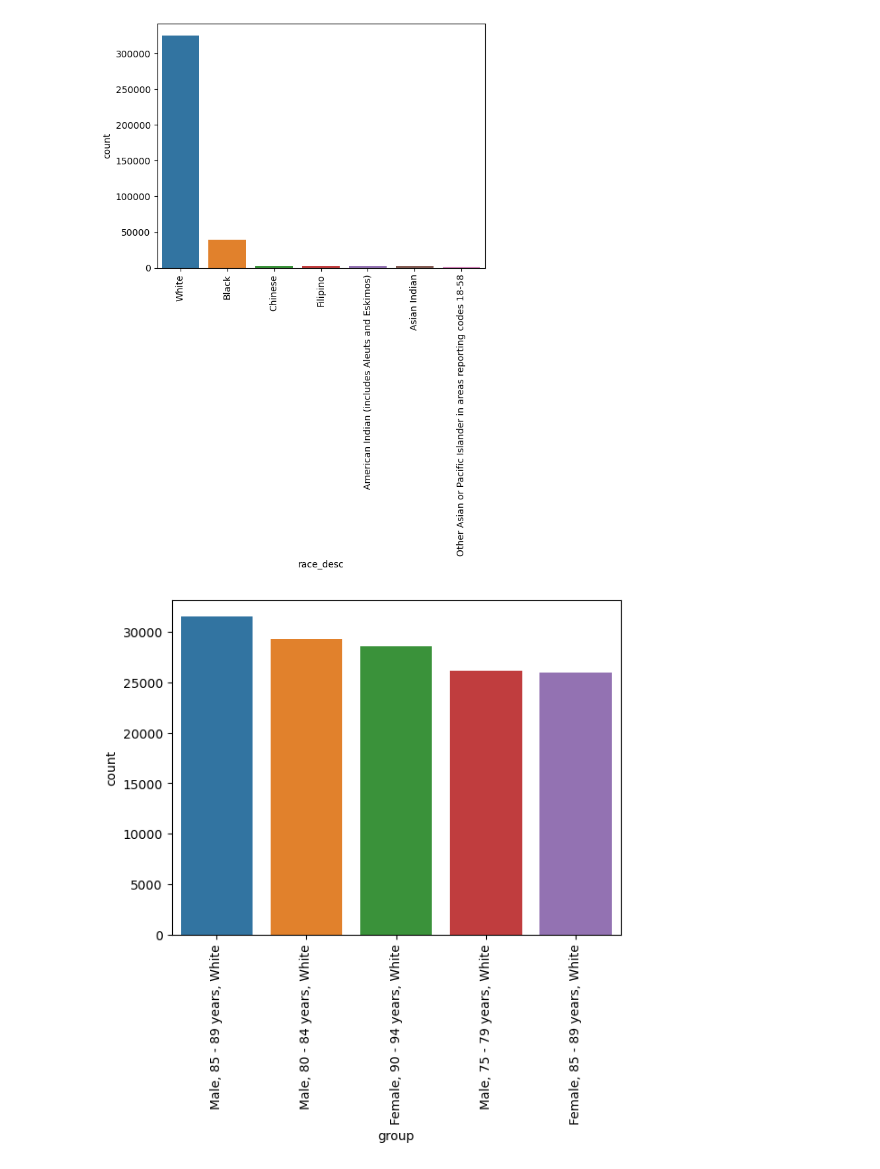
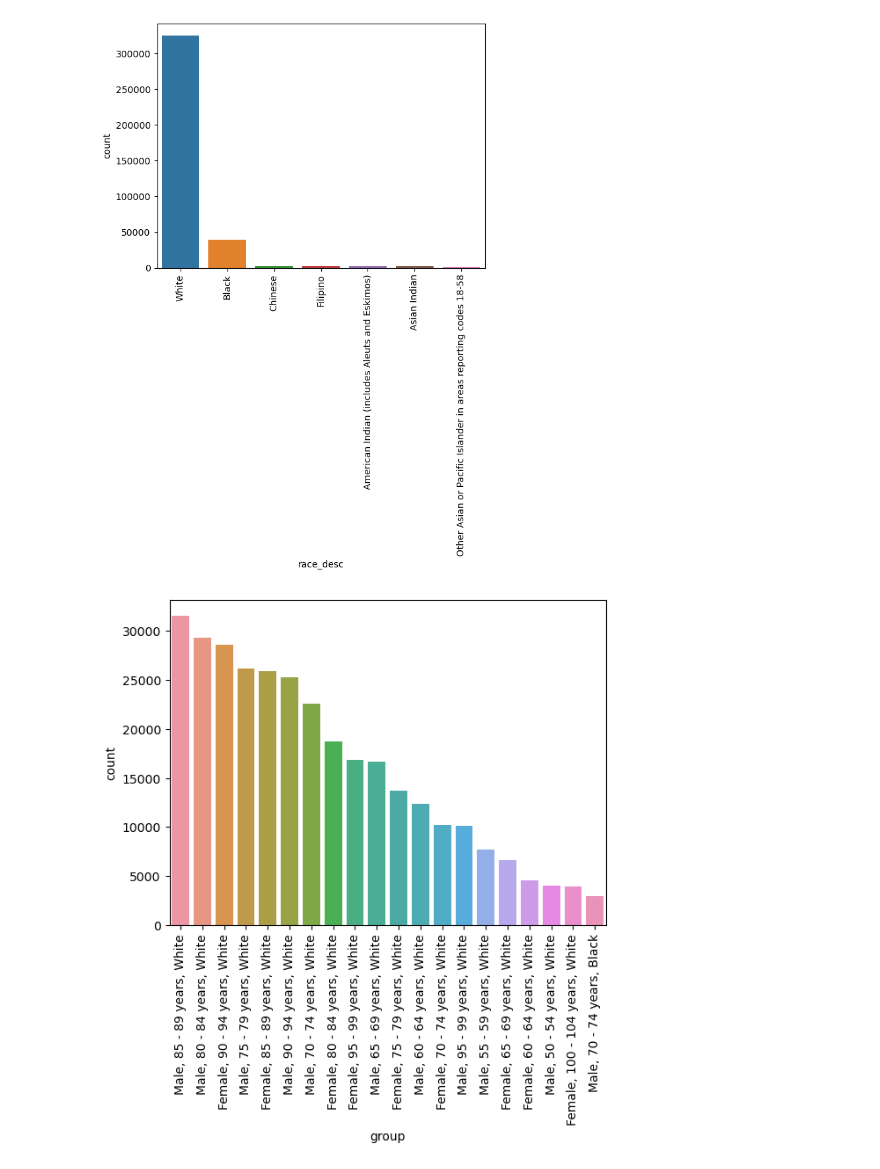
Before and after one commit to blackbrs/diplomado, a Jupyter notebook: Proyecto/Proyecto.ipynb, the cells around one changed output. Drawn from its saved outputs; the diff is of its cells as text; code cells hidden in the pictures.

```diff
--- a/Proyecto/Proyecto.ipynb
+++ b/Proyecto/Proyecto.ipynb
@@ -508,32 +508,32 @@ carpeta_diccionario = RUTA_RECODE_DATASER
 anios_estudio = [2019, 2020]
 enfermedad_estudiada = 215
 
 archivo_diccionario = open(carpeta_diccionario + "recode" + str(anios_estudio[0]) + ".json")
 json_diccionario = json.load(archivo_diccionario)
 
 primer_archivo = True
 df_consolidado = ""
 
 for anio_estudio in anios_estudio:
     if (primer_archivo):
         df_consolidado = pd.read_csv(carpeta_inicial + str(anio_estudio) + ".csv")
         primer_archivo = False
     else:
         df_anio = pd.read_csv(carpeta_inicial + str(anio_estudio) + ".csv")
         df_consolidado = pd.concat([df_consolidado, df_anio], axis=0, ignore_index=True)
 
 df_enfermedad_seleccionada = df_consolidado[df_consolidado["ucr358"] == enfermedad_estudiada]
 df_enfermedad_seleccionada["group"] = df_enfermedad_seleccionada.apply(lambda row:
                        json_diccionario["Sex"][str(row["sex"])] + ", "
                        + json_diccionario["age_recode_52"][str(row["ager52"])] + ", "
                        + json_diccionario["race"][str(row["race"]).zfill(2)]
                        , axis=1)
 
 
 order = df_enfermedad_seleccionada["group"].value_counts().index
-countplot = sns.countplot(df_enfermedad_seleccionada, x="group", order=order[:5])
+countplot = sns.countplot(df_enfermedad_seleccionada, x="group", order=order[:20])
 countplot.tick_params(axis='x', rotation=90)
 #plt.tight_layout()
 plt.show()
 # %% [output]
-[figure, old version]
+[figure, new version]
```
